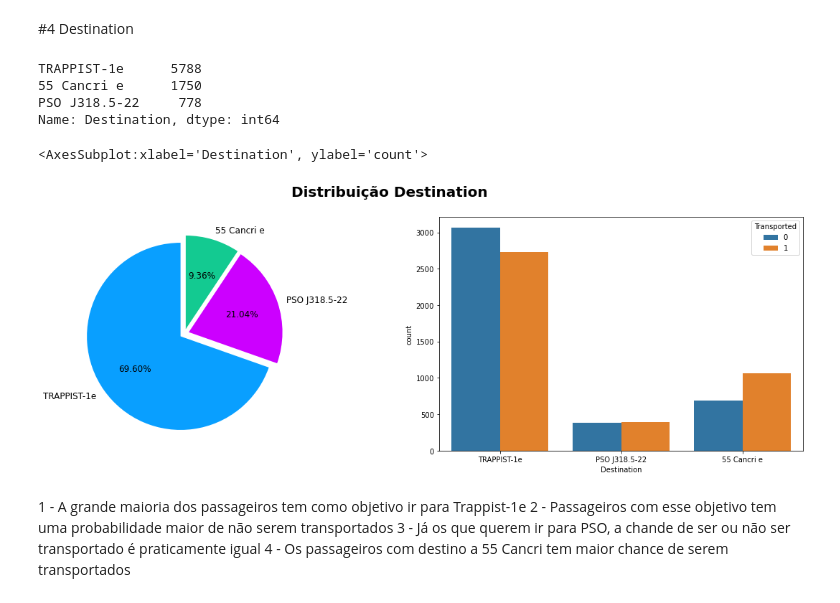
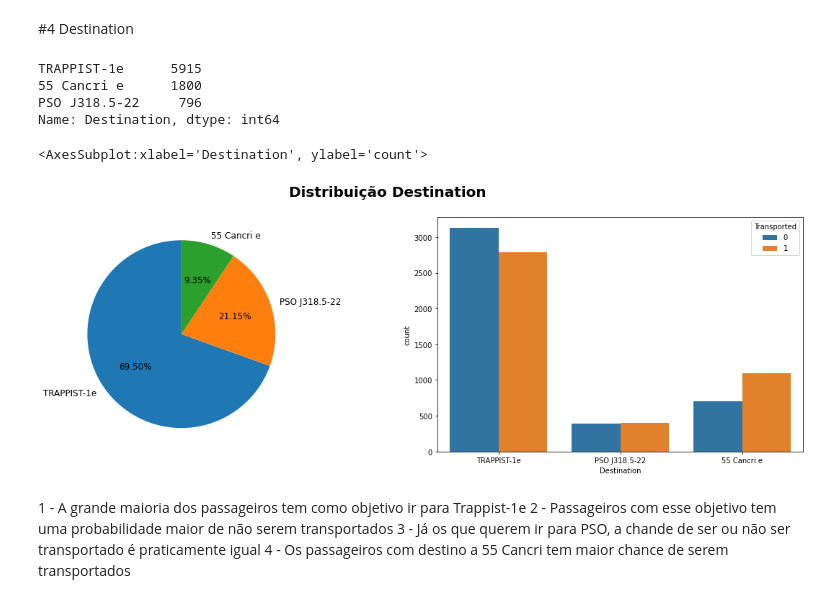
Before and after one commit to vitorbronde/Kaggle.New_Titanic, a Jupyter notebook: New_Titanic.ipynb, the cells around one changed output. Drawn from its saved outputs; the diff is of its cells as text; code cells hidden in the pictures.

```diff
--- a/New_Titanic.ipynb
+++ b/New_Titanic.ipynb
@@ -10,5 +18,6 @@ from sklearn.preprocessing import StandardScaler
 # %%
 df_base_titanic = pd.read_csv('train.csv')
+df_base_test =pd.read_csv('test.csv')
 df_base_titanic.head()
 # %% [output]
 |  | PassengerId | HomePlanet | CryoSleep | Cabin | Destination | Age | VIP | RoomService | FoodCourt | ... |
@@ -167,6 +192,7 @@ most_imputer = SimpleImputer(missing_values = np.nan,
                             strategy = 'most_frequent')
 # %%
 df_base_titanic.HomePlanet = most_imputer.fit_transform(df_base_titanic[['HomePlanet']])
+df_base_test.HomePlanet = most_imputer.fit_transform(df_base_test[['HomePlanet']])
 # %% [markdown]
 #2 CryoSleep
 # %%
@@ -192,5 +219,6 @@ df_base_titanic.CryoSleep = most_imputer.fit_transform(df_base_titanic[['CryoSle
 # %%
-df_base_titanic['CryoSleep'] = np.where(df_base_titanic['VIP'] == True , 1 , 0)
+df_base_titanic['CryoSleep'] = np.where(df_base_titanic['CryoSleep'] == True , 1 , 0)
+df_base_test['CryoSleep'] = np.where(df_base_test['CryoSleep'] == True , 1 , 0)
 # %% [markdown]
 #3 Cabin
 # %% [markdown]
@@ -198,5 +241,6 @@ Precisamos tratar a Feature Cabin. Na documentação está escrito que o número
 # %%
 # Removendo todas as linhas onde não temos a informção da cabine, já que não podemos assumir nenhum valor para elas.
-df_base_titanic = df_base_titanic.dropna(subset = ['Cabin'])
+df_base_titanic['Cabin'] = df_base_titanic['Cabin'].fillna(0)
+df_base_test['Cabin'] = df_base_test['Cabin'].fillna(0)
 # %%
 df_base_titanic['Cabin'] = df_base_titanic['Cabin'].astype(str)
@@ -292,26 +346,24 @@ sns.countplot(x='Side', data=df_base_titanic, hue='Transported', ax=ax[1])
 # %%
 df_base_titanic.Destination.value_counts()
 # %% [output]
-TRAPPIST-1e      5788
-55 Cancri e      1750
-PSO J318.5-22     778
+TRAPPIST-1e      5915
+55 Cancri e      1800
+PSO J318.5-22     796
 Name: Destination, dtype: int64
 # %%
 fig, ax = plt.subplots(1, 2, figsize=(20,6))
 fig.suptitle('Distribuição Destination', size = 20, weight='bold')
 
 sizes = df_base_titanic['Destination'].value_counts()
 
 labels = df_base_titanic['Destination'].dropna().unique()
-colors = ['#099FFF', '#CC00FF' , '#13CA91' ]
-explode = (0.05,0.05 ,0.05)
 
-ax[0].pie(sizes, colors=colors, explode=explode, startangle=90, labels=labels,
+ax[0].pie(sizes,  startangle=90, labels=labels,
        autopct='%1.2f%%', pctdistance=0.6,textprops={'fontsize':12})
 sns.countplot(x='Destination', data=df_base_titanic, hue='Transported', ax=ax[1])
 # %% [output]
 <AxesSubplot:xlabel='Destination', ylabel='count'>
-[figure, old version]
+[figure, new version]
 # %% [markdown]
 1 - A grande maioria dos passageiros tem como objetivo ir para Trappist-1e
 2 - Passageiros com esse objetivo tem uma probabilidade maior de não serem transportados
```
Also changed, not shown: parts of 63 cells of this notebook.
